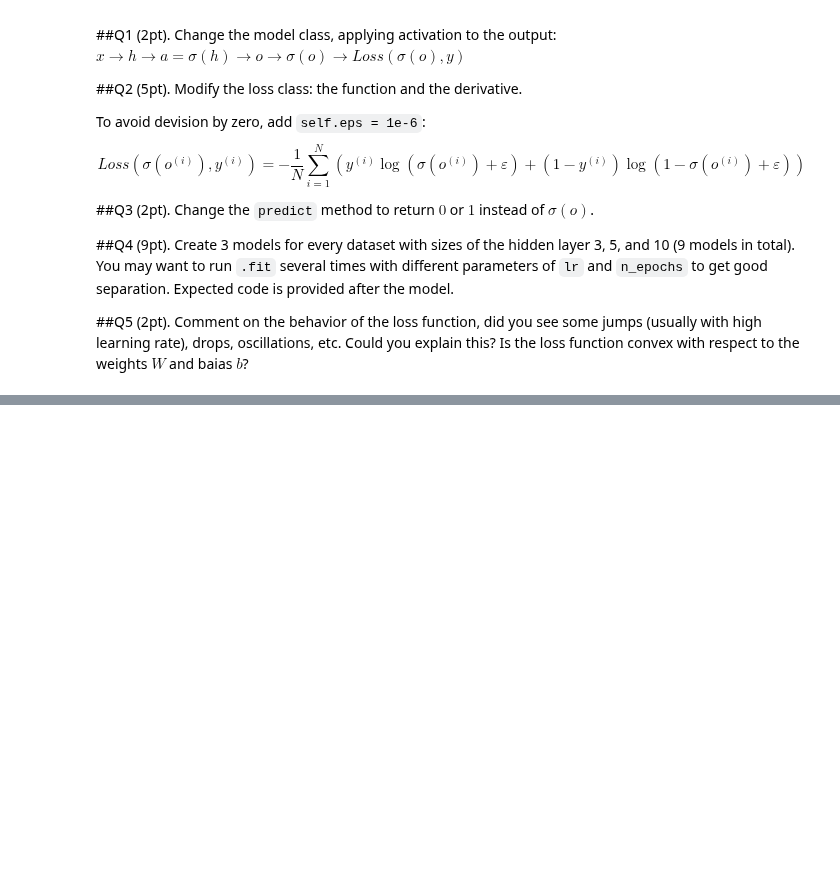
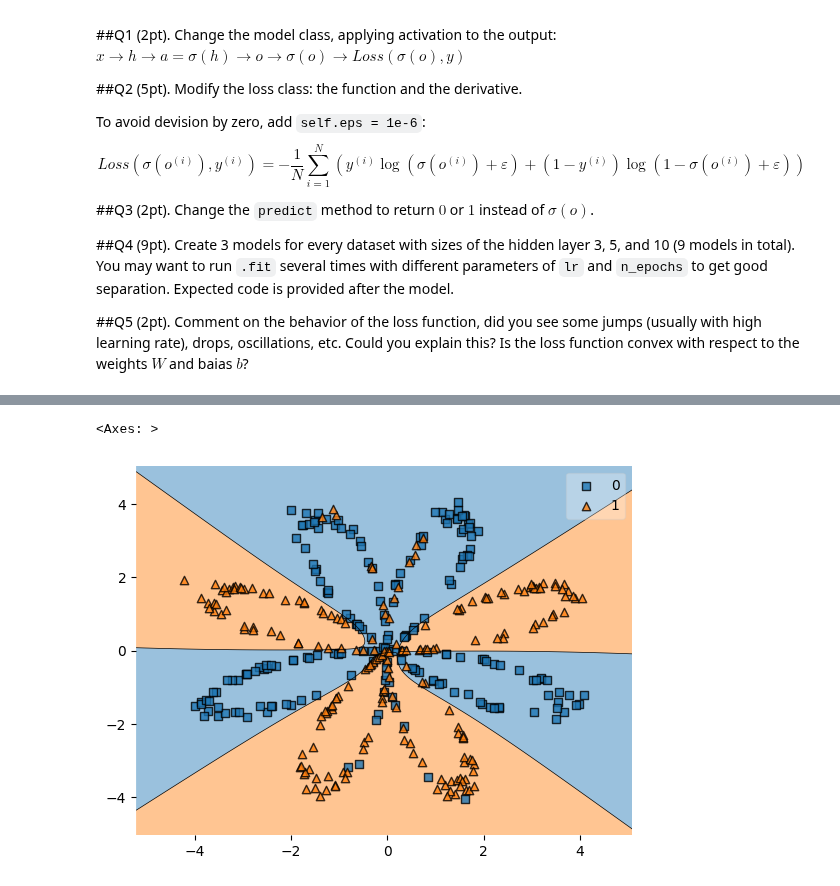
Before and after one commit to Nick-Azzarano/Machine-Learning-Practice, a Jupyter notebook: Spring2025/Homeworks/HW9_Azzarano_Nick.ipynb, the cells around one changed output, grey strips where cells are left out. Cells and saved outputs as stored; diff of their text form; code cells hidden in the pictures; blank space fills up the shorter version.

```diff
--- a/Spring2025/Homeworks/HW9_Azzarano_Nick.ipynb
+++ b/Spring2025/Homeworks/HW9_Azzarano_Nick.ipynb
@@ -156,2 +162,5 @@ class MyNN():
 # %%
-#plot_decision_regions(x,y.reshape(-1,),model_1)
+plot_decision_regions(x,y.reshape(-1,),model_1)
+# %% [output]
+<Axes: >
+[figure, added]
```
Also changed, not shown: parts of 6 cells of this notebook.
